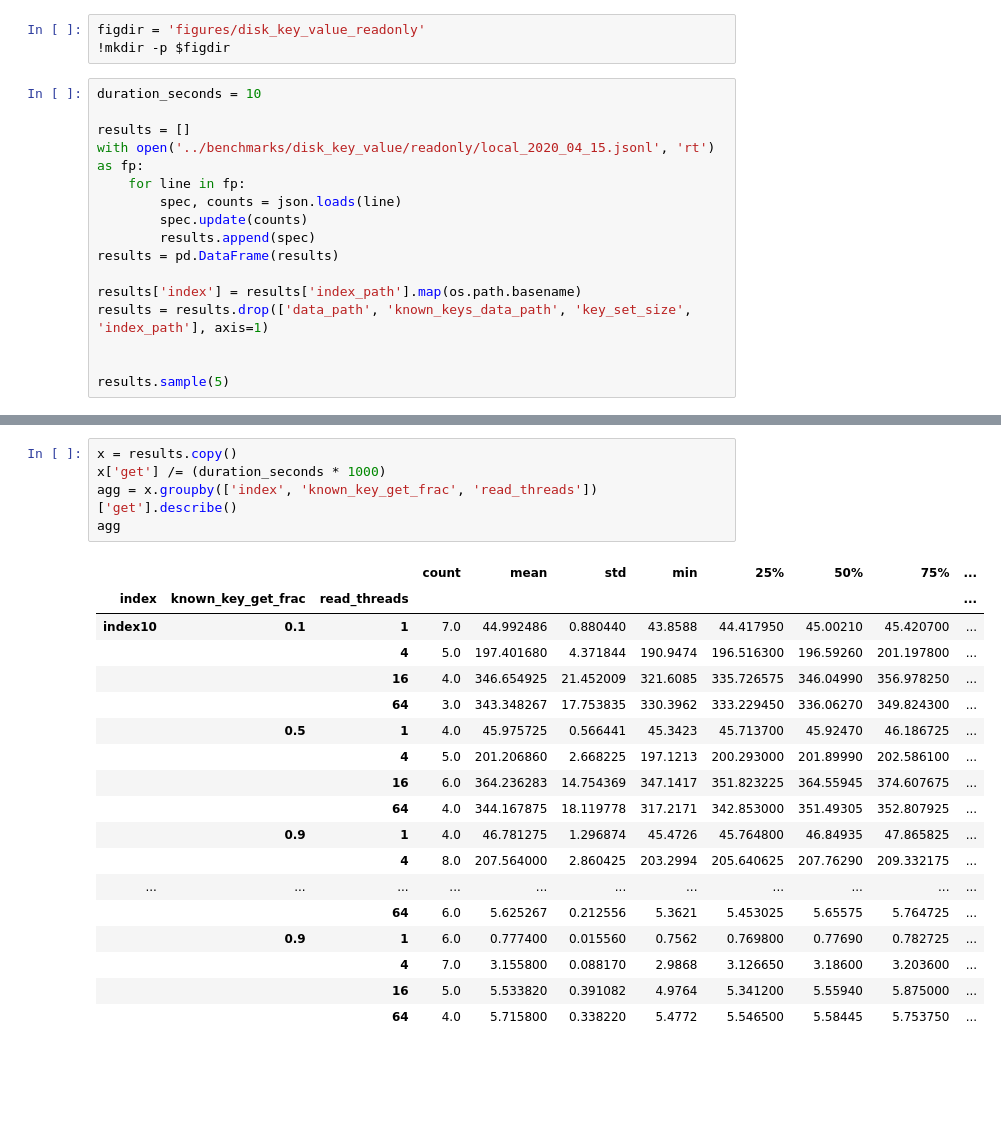
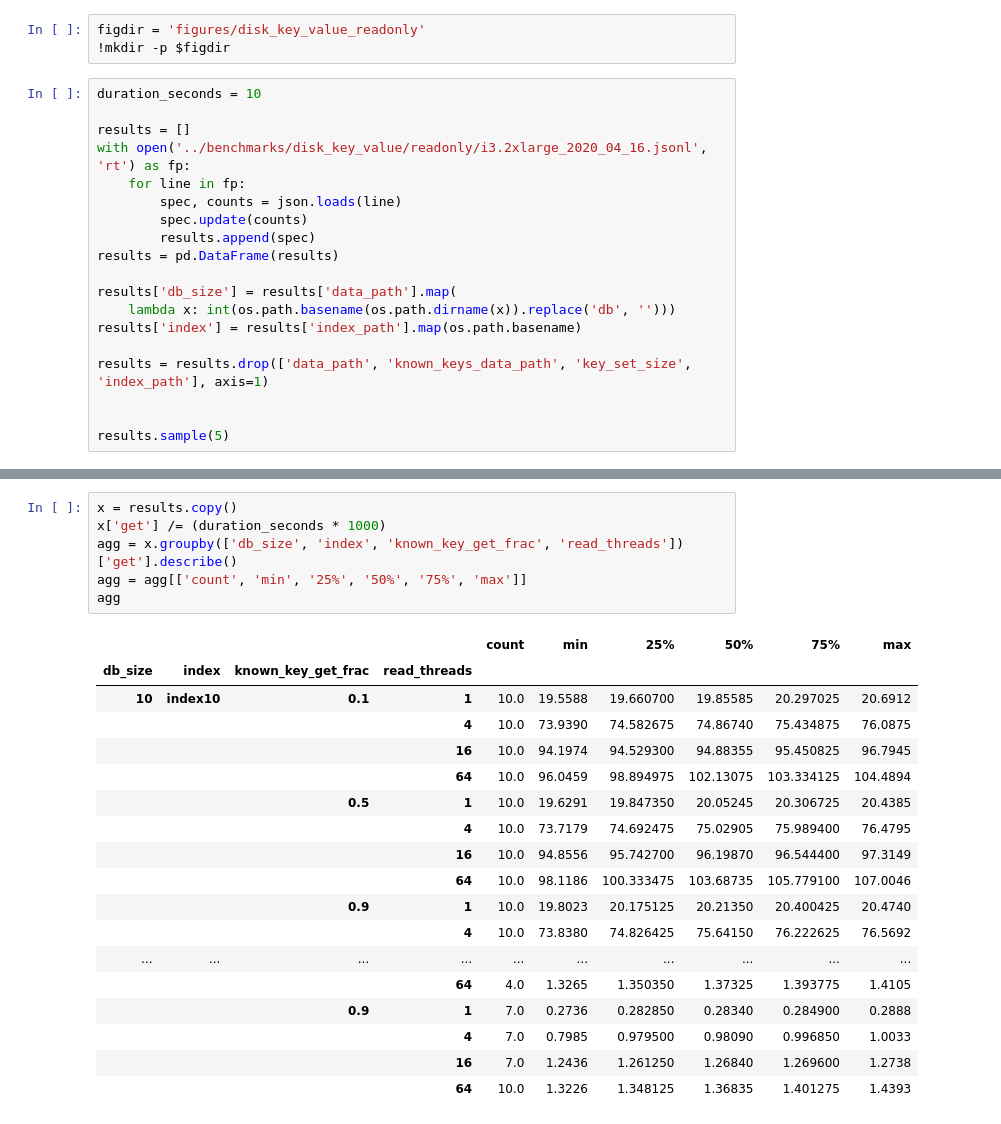
Before and after one commit to DBFromZero/dbf0java, a Jupyter notebook: analysis/benchmark_disk_key_value_readonly.ipynb, the cells around one changed output, grey strips where cells are left out. Saved outputs shown, nothing was run; the diff lists cells and outputs as text; blank space fills up the shorter version.

```diff
--- a/analysis/benchmark_disk_key_value_readonly.ipynb
+++ b/analysis/benchmark_disk_key_value_readonly.ipynb
@@ -16,14 +52,17 @@ figdir = 'figures/disk_key_value_readonly'
 duration_seconds = 10
 
 results = []
-with open('../benchmarks/disk_key_value/readonly/local_2020_04_15.jsonl', 'rt') as fp:
+with open('../benchmarks/disk_key_value/readonly/i3.2xlarge_2020_04_16.jsonl', 'rt') as fp:
     for line in fp:
         spec, counts = json.loads(line)
         spec.update(counts)
         results.append(spec)
 results = pd.DataFrame(results)
 
+results['db_size'] = results['data_path'].map(
+    lambda x: int(os.path.basename(os.path.dirname(x)).replace('db', '')))
 results['index'] = results['index_path'].map(os.path.basename)
+
 results = results.drop(['data_path', 'known_keys_data_path', 'key_set_size', 'index_path'], axis=1)
 
 
@@ -43,24 +82,25 @@ plt.plot(results['known_key_get_frac'], results['found'] / results['get'], 'bo')
 # %%
 x = results.copy()
 x['get'] /= (duration_seconds * 1000)
-agg = x.groupby(['index', 'known_key_get_frac', 'read_threads'])['get'].describe()
+agg = x.groupby(['db_size', 'index', 'known_key_get_frac', 'read_threads'])['get'].describe()
+agg = agg[['count', 'min', '25%', '50%', '75%', 'max']]
 agg
 # %% [output]
-|  |  |  | count | mean | std | min | 25% | 50% | 75% | ... |
-| index | known_key_get_frac | read_threads |  |  |  |  |  |  |  | ... |
-| index10 | 0.1 | 1 | 7.0 | 44.992486 | 0.880440 | 43.8588 | 44.417950 | 45.00210 | 45.420700 | ... |
-|  |  | 4 | 5.0 | 197.401680 | 4.371844 | 190.9474 | 196.516300 | 196.59260 | 201.197800 | ... |
-|  |  | 16 | 4.0 | 346.654925 | 21.452009 | 321.6085 | 335.726575 | 346.04990 | 356.978250 | ... |
-|  |  | 64 | 3.0 | 343.348267 | 17.753835 | 330.3962 | 333.229450 | 336.06270 | 349.824300 | ... |
-|  | 0.5 | 1 | 4.0 | 45.975725 | 0.566441 | 45.3423 | 45.713700 | 45.92470 | 46.186725 | ... |
-|  |  | 4 | 5.0 | 201.206860 | 2.668225 | 197.1213 | 200.293000 | 201.89990 | 202.586100 | ... |
-|  |  | 16 | 6.0 | 364.236283 | 14.754369 | 347.1417 | 351.823225 | 364.55945 | 374.607675 | ... |
-|  |  | 64 | 4.0 | 344.167875 | 18.119778 | 317.2171 | 342.853000 | 351.49305 | 352.807925 | ... |
-|  | 0.9 | 1 | 4.0 | 46.781275 | 1.296874 | 45.4726 | 45.764800 | 46.84935 | 47.865825 | ... |
-|  |  | 4 | 8.0 | 207.564000 | 2.860425 | 203.2994 | 205.640625 | 207.76290 | 209.332175 | ... |
-| ... | ... | ... | ... | ... | ... | ... | ... | ... | ... | ... |
-|  |  | 64 | 6.0 | 5.625267 | 0.212556 | 5.3621 | 5.453025 | 5.65575 | 5.764725 | ... |
-|  | 0.9 | 1 | 6.0 | 0.777400 | 0.015560 | 0.7562 | 0.769800 | 0.77690 | 0.782725 | ... |
-|  |  | 4 | 7.0 | 3.155800 | 0.088170 | 2.9868 | 3.126650 | 3.18600 | 3.203600 | ... |
-|  |  | 16 | 5.0 | 5.533820 | 0.391082 | 4.9764 | 5.341200 | 5.55940 | 5.875000 | ... |
-|  |  | 64 | 4.0 | 5.715800 | 0.338220 | 5.4772 | 5.546500 | 5.58445 | 5.753750 | ... |
+|  |  |  |  | count | min | 25% | 50% | 75% | max |
+| db_size | index | known_key_get_frac | read_threads |  |  |  |  |  |  |
+| 10 | index10 | 0.1 | 1 | 10.0 | 19.5588 | 19.660700 | 19.85585 | 20.297025 | 20.6912 |
+|  |  |  | 4 | 10.0 | 73.9390 | 74.582675 | 74.86740 | 75.434875 | 76.0875 |
+|  |  |  | 16 | 10.0 | 94.1974 | 94.529300 | 94.88355 | 95.450825 | 96.7945 |
+|  |  |  | 64 | 10.0 | 96.0459 | 98.894975 | 102.13075 | 103.334125 | 104.4894 |
+|  |  | 0.5 | 1 | 10.0 | 19.6291 | 19.847350 | 20.05245 | 20.306725 | 20.4385 |
+|  |  |  | 4 | 10.0 | 73.7179 | 74.692475 | 75.02905 | 75.989400 | 76.4795 |
+|  |  |  | 16 | 10.0 | 94.8556 | 95.742700 | 96.19870 | 96.544400 | 97.3149 |
+|  |  |  | 64 | 10.0 | 98.1186 | 100.333475 | 103.68735 | 105.779100 | 107.0046 |
+|  |  | 0.9 | 1 | 10.0 | 19.8023 | 20.175125 | 20.21350 | 20.400425 | 20.4740 |
+|  |  |  | 4 | 10.0 | 73.8380 | 74.826425 | 75.64150 | 76.222625 | 76.5692 |
+| ... | ... | ... | ... | ... | ... | ... | ... | ... | ... |
+|  |  |  | 64 | 4.0 | 1.3265 | 1.350350 | 1.37325 | 1.393775 | 1.4105 |
+|  |  | 0.9 | 1 | 7.0 | 0.2736 | 0.282850 | 0.28340 | 0.284900 | 0.2888 |
+|  |  |  | 4 | 7.0 | 0.7985 | 0.979500 | 0.98090 | 0.996850 | 1.0033 |
+|  |  |  | 16 | 7.0 | 1.2436 | 1.261250 | 1.26840 | 1.269600 | 1.2738 |
+|  |  |  | 64 | 10.0 | 1.3226 | 1.348125 | 1.36835 | 1.401275 | 1.4393 |
```
Also changed, not shown: parts of 11 cells of this notebook, 3 other files.
